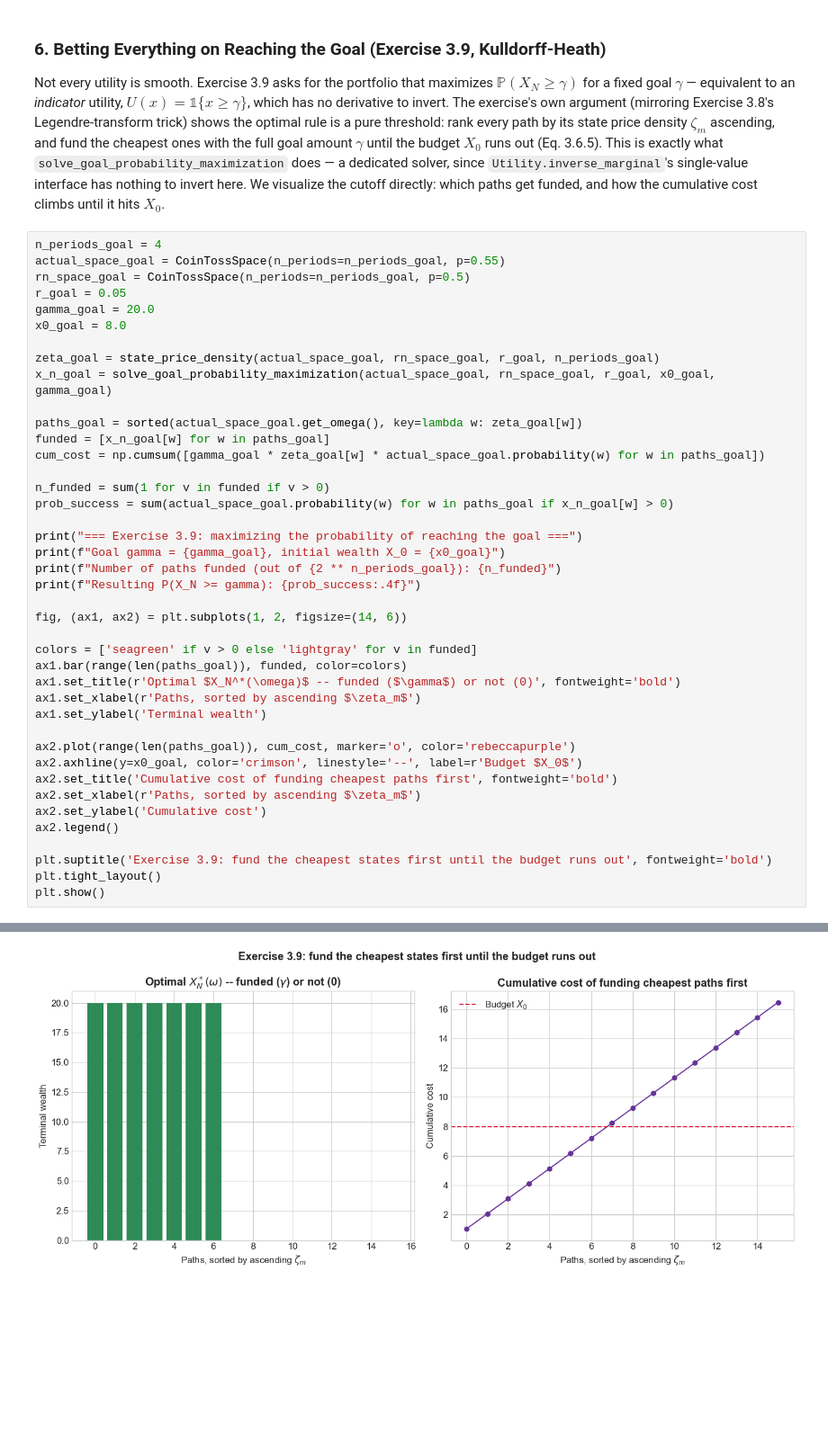
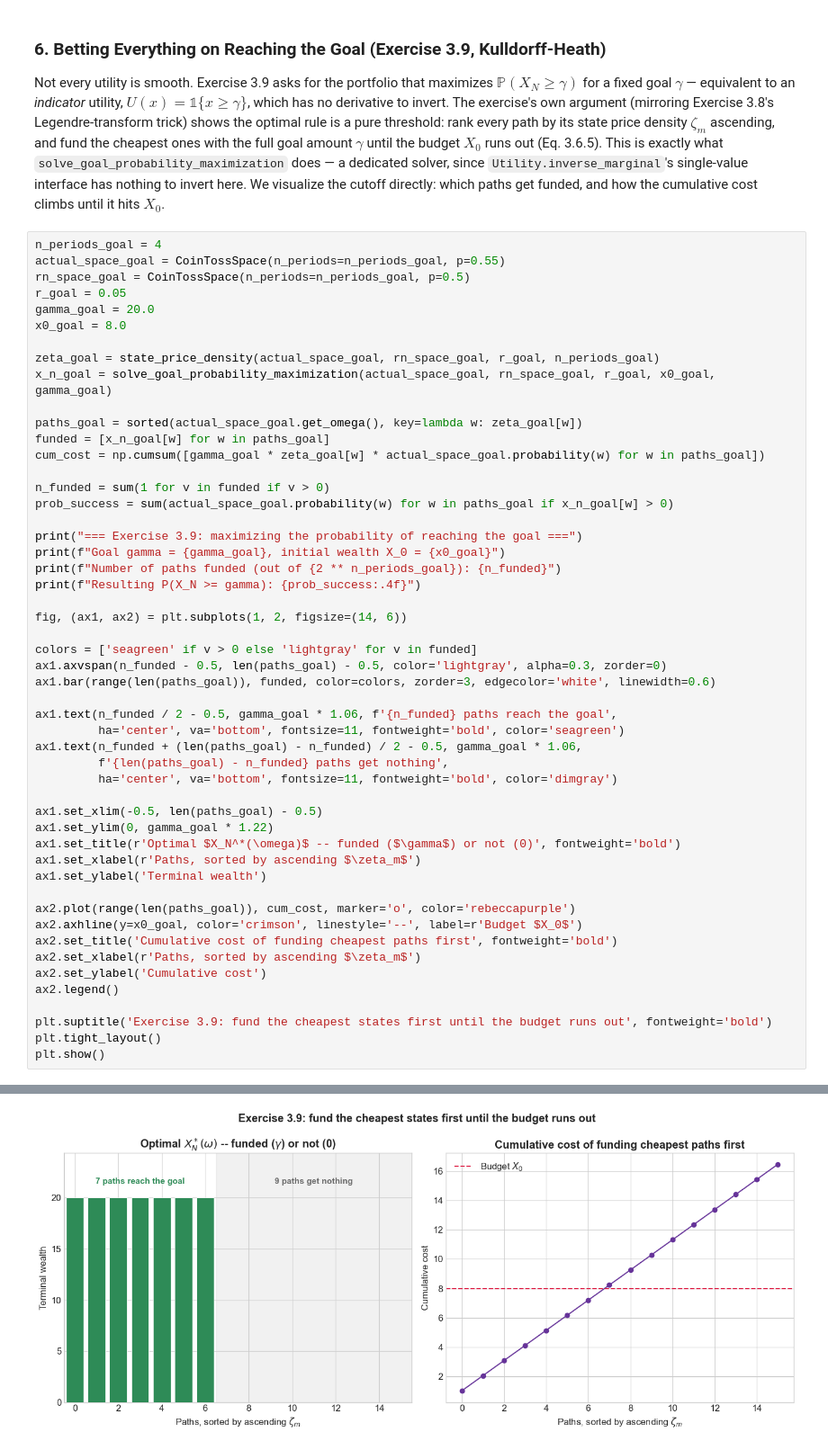
Before and after one commit to danigonespi/binomial_asset_pricing_model, a Jupyter notebook: shreve_v1_notebook.ipynb, the cells around one changed output, grey strips where cells are left out. Shown at 90% size. Cells and saved outputs as stored; diff of their text form; blank space fills up the shorter version.

```diff
--- a/shreve_v1_notebook.ipynb
+++ b/shreve_v1_notebook.ipynb
@@ -1145,32 +1146,42 @@ cum_cost = np.cumsum([gamma_goal * zeta_goal[w] * actual_space_goal.probability(
 n_funded = sum(1 for v in funded if v > 0)
 prob_success = sum(actual_space_goal.probability(w) for w in paths_goal if x_n_goal[w] > 0)
 
 print("=== Exercise 3.9: maximizing the probability of reaching the goal ===")
 print(f"Goal gamma = {gamma_goal}, initial wealth X_0 = {x0_goal}")
 print(f"Number of paths funded (out of {2 ** n_periods_goal}): {n_funded}")
 print(f"Resulting P(X_N >= gamma): {prob_success:.4f}")
 
 fig, (ax1, ax2) = plt.subplots(1, 2, figsize=(14, 6))
 
 colors = ['seagreen' if v > 0 else 'lightgray' for v in funded]
-ax1.bar(range(len(paths_goal)), funded, color=colors)
+ax1.axvspan(n_funded - 0.5, len(paths_goal) - 0.5, color='lightgray', alpha=0.3, zorder=0)
+ax1.bar(range(len(paths_goal)), funded, color=colors, zorder=3, edgecolor='white', linewidth=0.6)
+
+ax1.text(n_funded / 2 - 0.5, gamma_goal * 1.06, f'{n_funded} paths reach the goal',
+         ha='center', va='bottom', fontsize=11, fontweight='bold', color='seagreen')
+ax1.text(n_funded + (len(paths_goal) - n_funded) / 2 - 0.5, gamma_goal * 1.06,
+         f'{len(paths_goal) - n_funded} paths get nothing',
+         ha='center', va='bottom', fontsize=11, fontweight='bold', color='dimgray')
+
+ax1.set_xlim(-0.5, len(paths_goal) - 0.5)
+ax1.set_ylim(0, gamma_goal * 1.22)
 ax1.set_title(r'Optimal $X_N^*(\omega)$ -- funded ($\gamma$) or not (0)', fontweight='bold')
 ax1.set_xlabel(r'Paths, sorted by ascending $\zeta_m$')
 ax1.set_ylabel('Terminal wealth')
 
 ax2.plot(range(len(paths_goal)), cum_cost, marker='o', color='rebeccapurple')
 ax2.axhline(y=x0_goal, color='crimson', linestyle='--', label=r'Budget $X_0$')
 ax2.set_title('Cumulative cost of funding cheapest paths first', fontweight='bold')
 ax2.set_xlabel(r'Paths, sorted by ascending $\zeta_m$')
 ax2.set_ylabel('Cumulative cost')
 ax2.legend()
 
 plt.suptitle('Exercise 3.9: fund the cheapest states first until the budget runs out', fontweight='bold')
 plt.tight_layout()
 plt.show()
 # %% [output]
 === Exercise 3.9: maximizing the probability of reaching the goal ===
 Goal gamma = 20.0, initial wealth X_0 = 8.0
 Number of paths funded (out of 16): 7
 Resulting P(X_N >= gamma): 0.5135
-[figure, old version]
+[figure, new version]
```
Also changed, not shown: parts of 3 cells of this notebook, 1 other file.
